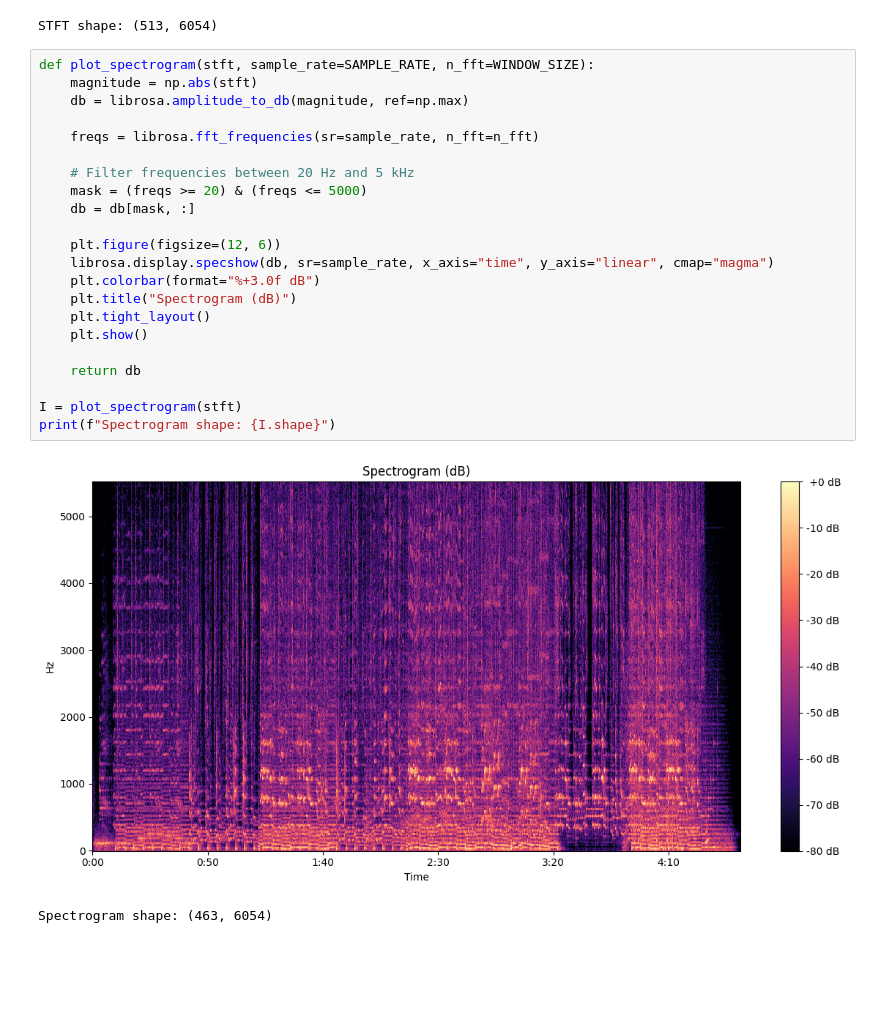
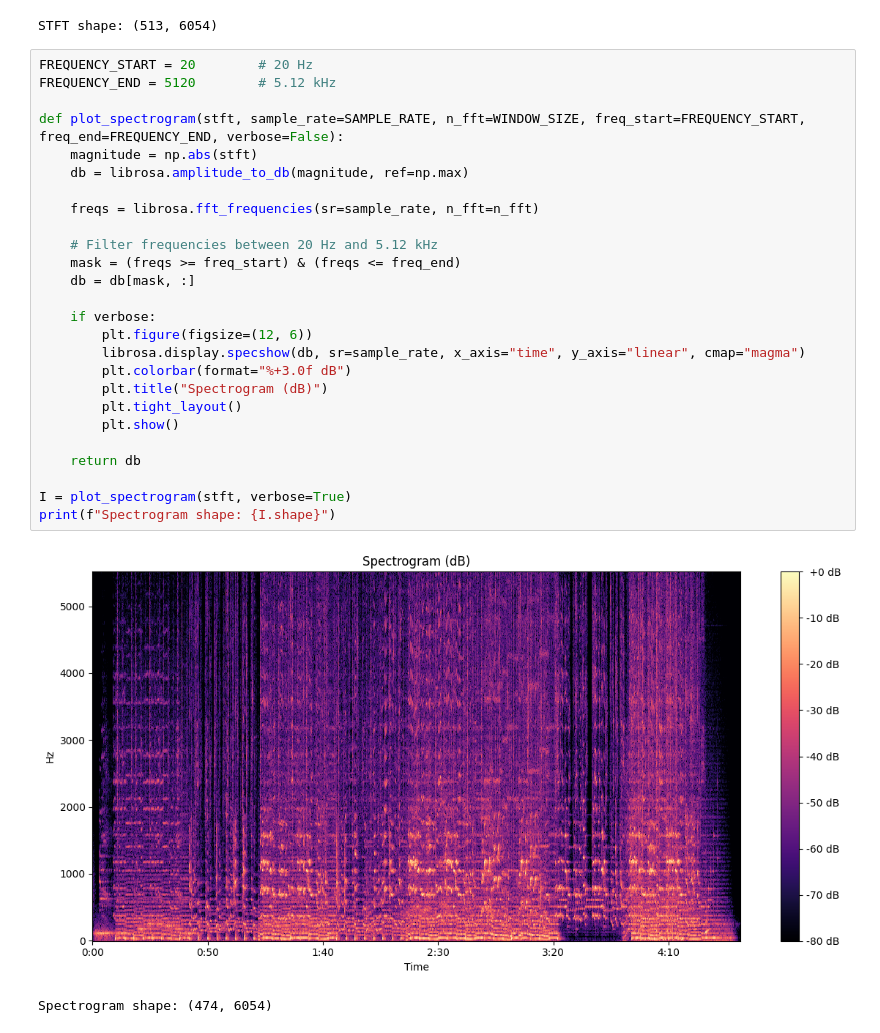
Before and after one commit to kanavgoyal898/OpenID, a Jupyter notebook: test.ipynb, the cells around one changed output. Saved outputs shown, nothing was run; the diff lists cells and outputs as text; blank space fills up the shorter version.

```diff
--- a/test.ipynb
+++ b/test.ipynb
@@ -48,27 +48,31 @@ print(f"STFT shape: {stft.shape}")
 # %% [output]
 STFT shape: (513, 6054)
 # %%
-def plot_spectrogram(stft, sample_rate=SAMPLE_RATE, n_fft=WINDOW_SIZE):
+FREQUENCY_START = 20        # 20 Hz
+FREQUENCY_END = 5120        # 5.12 kHz
+
+def plot_spectrogram(stft, sample_rate=SAMPLE_RATE, n_fft=WINDOW_SIZE, freq_start=FREQUENCY_START, freq_end=FREQUENCY_END, verbose=False):
     magnitude = np.abs(stft)
     db = librosa.amplitude_to_db(magnitude, ref=np.max)
 
     freqs = librosa.fft_frequencies(sr=sample_rate, n_fft=n_fft)
 
-    # Filter frequencies between 20 Hz and 5 kHz
-    mask = (freqs >= 20) & (freqs <= 5000)
+    # Filter frequencies between 20 Hz and 5.12 kHz
+    mask = (freqs >= freq_start) & (freqs <= freq_end)
     db = db[mask, :]
 
-    plt.figure(figsize=(12, 6))
-    librosa.display.specshow(db, sr=sample_rate, x_axis="time", y_axis="linear", cmap="magma")
-    plt.colorbar(format="%+3.0f dB")
-    plt.title("Spectrogram (dB)")
-    plt.tight_layout()
-    plt.show()
+    if verbose:
+        plt.figure(figsize=(12, 6))
+        librosa.display.specshow(db, sr=sample_rate, x_axis="time", y_axis="linear", cmap="magma")
+        plt.colorbar(format="%+3.0f dB")
+        plt.title("Spectrogram (dB)")
+        plt.tight_layout()
+        plt.show()
 
     return db
 
-I = plot_spectrogram(stft)
+I = plot_spectrogram(stft, verbose=True)
 print(f"Spectrogram shape: {I.shape}")
 # %% [output]
-[figure, old version]
+[figure, new version]
-Spectrogram shape: (463, 6054)
+Spectrogram shape: (474, 6054)
```
Also changed, not shown: parts of 2 cells of this notebook.
